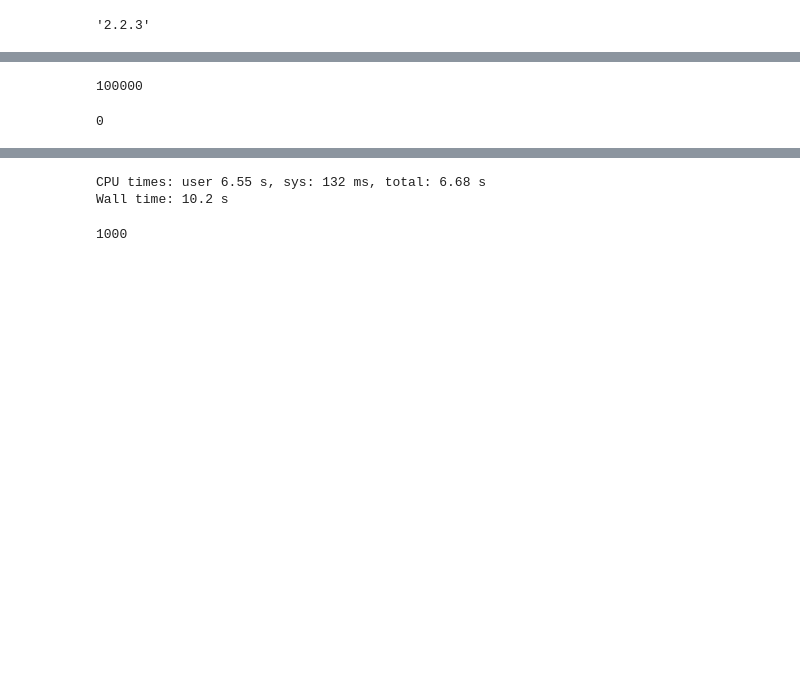
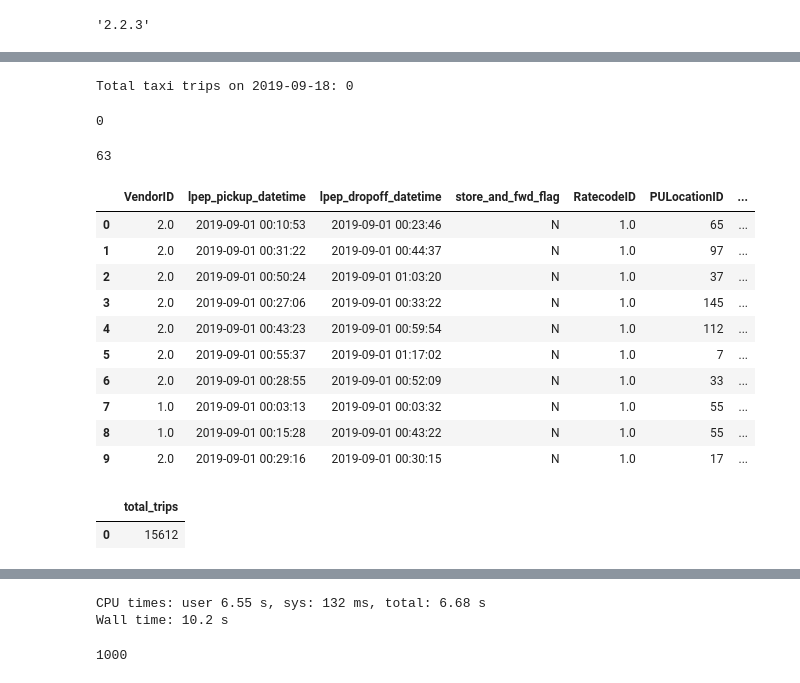
Before and after one commit to zexuchen93/DEzoomcamp2025, a Jupyter notebook: upload_data.ipynb, the cells around one changed output, grey strips where cells are left out. Saved outputs shown, nothing was run; the diff lists cells and outputs as text; code cells hidden in the pictures; blank space fills up the shorter version.

Commit message:
new file:   Homework_1.ipynb 	modified:   README.md 	new file:   green_tripdata_2019-09.csv.gz 	new file:   taxi_zone_lookup.csv 	modified:   upload_data.ipynb

```diff
--- a/upload_data.ipynb
+++ b/upload_data.ipynb
@@ -42,6 +54,18 @@ df_iter = pd.read_csv('yellow_tripdata_2021-01.csv.gz', iterator=True, chunksize
 # %%
-df = next(df_iter)
+# Initialize a counter for the total number of trips
+total_trips = 0
+
+# Process each chunk
+for chunk in df_iter:
+    # Filter rows where pickup and dropoff dates are on 2019-09-18
+    filtered_chunk = chunk[
+        (pd.to_datetime(chunk['lpep_pickup_datetime']).dt.date == pd.to_datetime('2019-09-01').date()) &
+        (pd.to_datetime(chunk['lpep_dropoff_datetime']).dt.date == pd.to_datetime('2019-09-01').date())
+    ]
+    # Add the count of filtered rows to the total
+    total_trips += len(filtered_chunk)
+
+# Print the result
+print(f"Total taxi trips on 2019-09-18: {total_trips}")
+# %% [output]
+Total taxi trips on 2019-09-18: 0
-# %%
-len(df)
-# %% [output]
-100000
@@ -53,2 +75,40 @@ df.head(n=0).to_sql(name='yellow_taxi_data', con=engine, if_exists='replace')
 # %% [output]
 0
+# %%
+# Load the actual data into the table
+df.to_sql(name='green_taxi_data', con=engine, index=False, if_exists='replace')
+# %% [output]
+63
+# %%
+query = """
+SELECT * FROM green_taxi_data limit 10
+"""
+
+pd.read_sql(query, con=engine)
+# %% [output]
+|  | VendorID | lpep_pickup_datetime | lpep_dropoff_datetime | store_and_fwd_flag | RatecodeID | PULocationID | ... |
+| 0 | 2.0 | 2019-09-01 00:10:53 | 2019-09-01 00:23:46 | N | 1.0 | 65 | ... |
+| 1 | 2.0 | 2019-09-01 00:31:22 | 2019-09-01 00:44:37 | N | 1.0 | 97 | ... |
+| 2 | 2.0 | 2019-09-01 00:50:24 | 2019-09-01 01:03:20 | N | 1.0 | 37 | ... |
+| 3 | 2.0 | 2019-09-01 00:27:06 | 2019-09-01 00:33:22 | N | 1.0 | 145 | ... |
+| 4 | 2.0 | 2019-09-01 00:43:23 | 2019-09-01 00:59:54 | N | 1.0 | 112 | ... |
+| 5 | 2.0 | 2019-09-01 00:55:37 | 2019-09-01 01:17:02 | N | 1.0 | 7 | ... |
+| 6 | 2.0 | 2019-09-01 00:28:55 | 2019-09-01 00:52:09 | N | 1.0 | 33 | ... |
+| 7 | 1.0 | 2019-09-01 00:03:13 | 2019-09-01 00:03:32 | N | 1.0 | 55 | ... |
+| 8 | 1.0 | 2019-09-01 00:15:28 | 2019-09-01 00:43:22 | N | 1.0 | 55 | ... |
+| 9 | 2.0 | 2019-09-01 00:29:16 | 2019-09-01 00:30:15 | N | 1.0 | 17 | ... |
+# %%
+# Question 3. Count records
+# How many taxi trips were totally made on September 18th 2019?
+
+query = """
+SELECT COUNT(*) AS total_trips
+FROM green_taxi_data
+WHERE DATE(lpep_pickup_datetime) = '2019-09-18'
+  AND DATE(lpep_dropoff_datetime) = '2019-09-18';
+"""
+
+pd.read_sql(query, con=engine)
+# %% [output]
+|  | total_trips |
+| 0 | 15612 |
```
Also changed, not shown: parts of 12 cells of this notebook, 4 other files.
